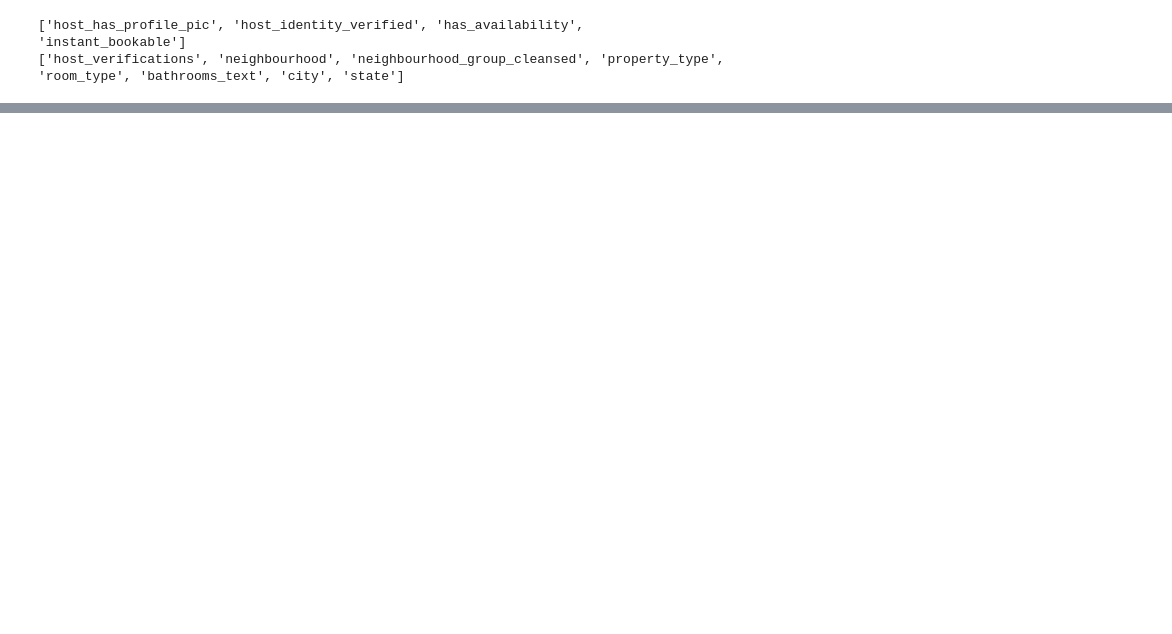
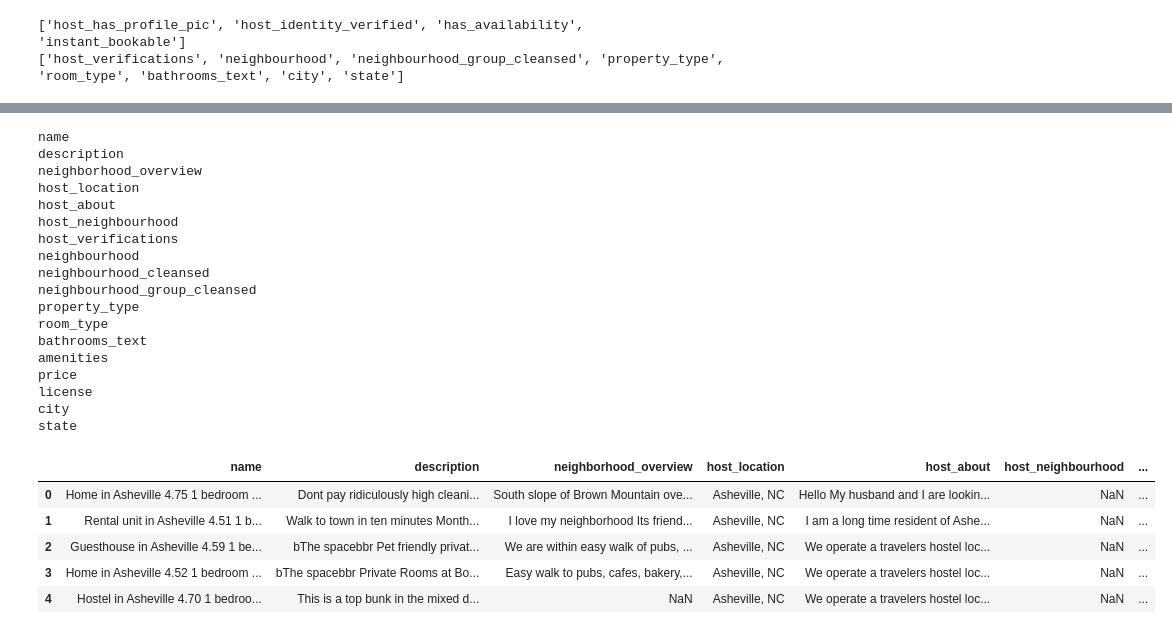
Before and after one commit to clairesarraille/airbnb_price_prediction, a Jupyter notebook: 01_Colab.ipynb, the cells around one changed output, grey strips where cells are left out. Saved outputs shown, nothing was run; the diff lists cells and outputs as text; code cells hidden in the pictures; blank space fills up the shorter version.

```diff
--- a/01_Colab.ipynb
+++ b/01_Colab.ipynb
@@ -200,0 +250,38 @@ print(categorical_cols)
+# %%
+# Create list of non-numeric cols minus the boolean columns:
+obj_cols = []
+for col in range(df.shape[1]):
+  if df[df.columns[col]].dtypes == 'object' and df.columns[col] not in boolean_cols:
+    obj_cols.append(df.columns[col])
+print()
+for col in obj_cols:
+  print(col)
+obj_df = df[obj_cols]
+print()
+data_table.disable_dataframe_formatter()
+obj_df.iloc[0:5,:]
+# %% [output]
+name
+description
+neighborhood_overview
+host_location
+host_about
+host_neighbourhood
+host_verifications
+neighbourhood
+neighbourhood_cleansed
+neighbourhood_group_cleansed
+property_type
+room_type
+bathrooms_text
+amenities
+price
+license
+city
+state
+|  | name | description | neighborhood_overview | host_location | host_about | host_neighbourhood | ... |
+| 0 | Home in Asheville 4.75 1 bedroom ... | Dont pay ridiculously high cleani... | South slope of Brown Mountain ove... | Asheville, NC | Hello My husband and I are lookin... | NaN | ... |
+| 1 | Rental unit in Asheville 4.51 1 b... | Walk to town in ten minutes Month... | I love my neighborhood Its friend... | Asheville, NC | I am a long time resident of Ashe... | NaN | ... |
+| 2 | Guesthouse in Asheville 4.59 1 be... | bThe spacebbr Pet friendly privat... | We are within easy walk of pubs, ... | Asheville, NC | We operate a travelers hostel loc... | NaN | ... |
+| 3 | Home in Asheville 4.52 1 bedroom ... | bThe spacebbr Private Rooms at Bo... | Easy walk to pubs, cafes, bakery,... | Asheville, NC | We operate a travelers hostel loc... | NaN | ... |
+| 4 | Hostel in Asheville 4.70 1 bedroo... | This is a top bunk in the mixed d... | NaN | Asheville, NC | We operate a travelers hostel loc... | NaN | ... |
```
Also changed, not shown: parts of 26 cells of this notebook.
